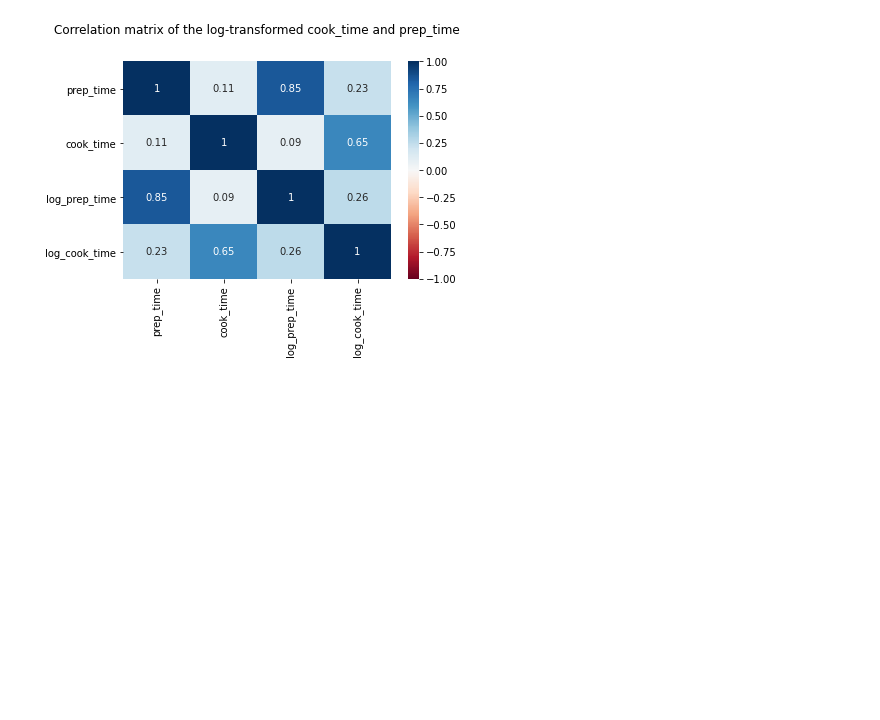
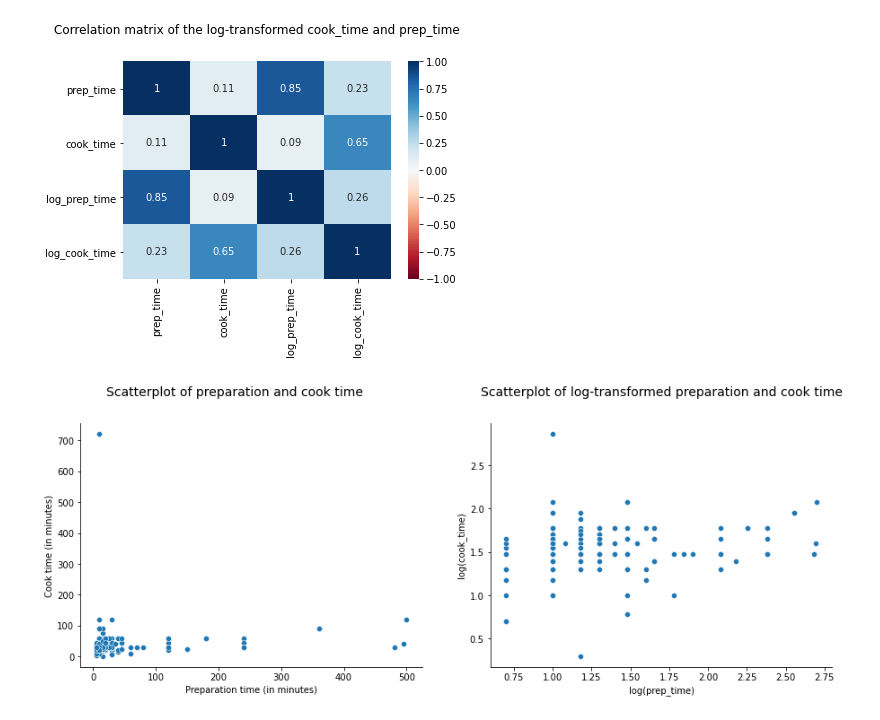
Before and after one commit to aijimenez/EDA_indian_food, a Jupyter notebook: Correlation_Covariance_2variables.ipynb, the cells around one changed output. Saved outputs shown, nothing was run; the diff lists cells and outputs as text; code cells hidden in the pictures; blank space fills up the shorter version.

```diff
--- a/Correlation_Covariance_2variables.ipynb
+++ b/Correlation_Covariance_2variables.ipynb
@@ -163,3 +163,33 @@ plt.yticks(rotation=360)
 plt.show()
 # %% [output]
 [figure]
+# %%
+plt.figure(figsize=(15,5))
+#plt.subplot(n of rows, n of columns, plot number)
+
+
+#plot 1
+plt.subplot(1, 2, 1)
+sns.scatterplot(x=indian_food["prep_time"], y=indian_food["cook_time"])
+
+plt.title("Scatterplot of preparation and cook time", fontsize=14, y=1.09, x=0.45) #, loc='left'
+plt.xlabel("Preparation time (in minutes)")
+plt.ylabel("Cook time (in minutes)")
+
+sns.despine(bottom = False, left = False) # remove frames
+
+#plot 2
+plt.subplot(1, 2, 2)
+sns.scatterplot(x=indian_food["log_prep_time"], y=indian_food["log_cook_time"])
+
+plt.title("Scatterplot of log-transformed preparation and cook time", fontsize=14, y=1.09, x=0.5) #, loc='left'
+plt.xlabel("log(prep_time)")
+plt.ylabel("log(cook_time)")
+
+sns.despine(bottom = False, left = False) # remove frames
+
+
+
+plt.show()
+# %% [output]
+[figure, added]
```
Also changed, not shown: parts of 4 cells of this notebook.
